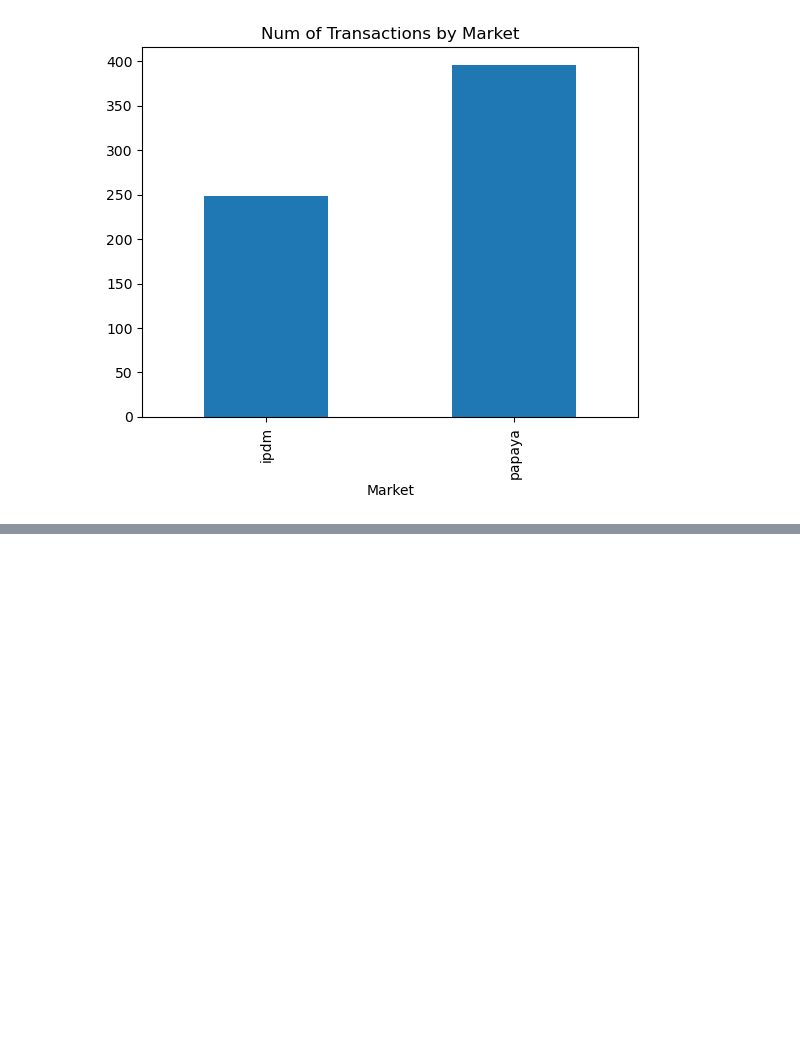
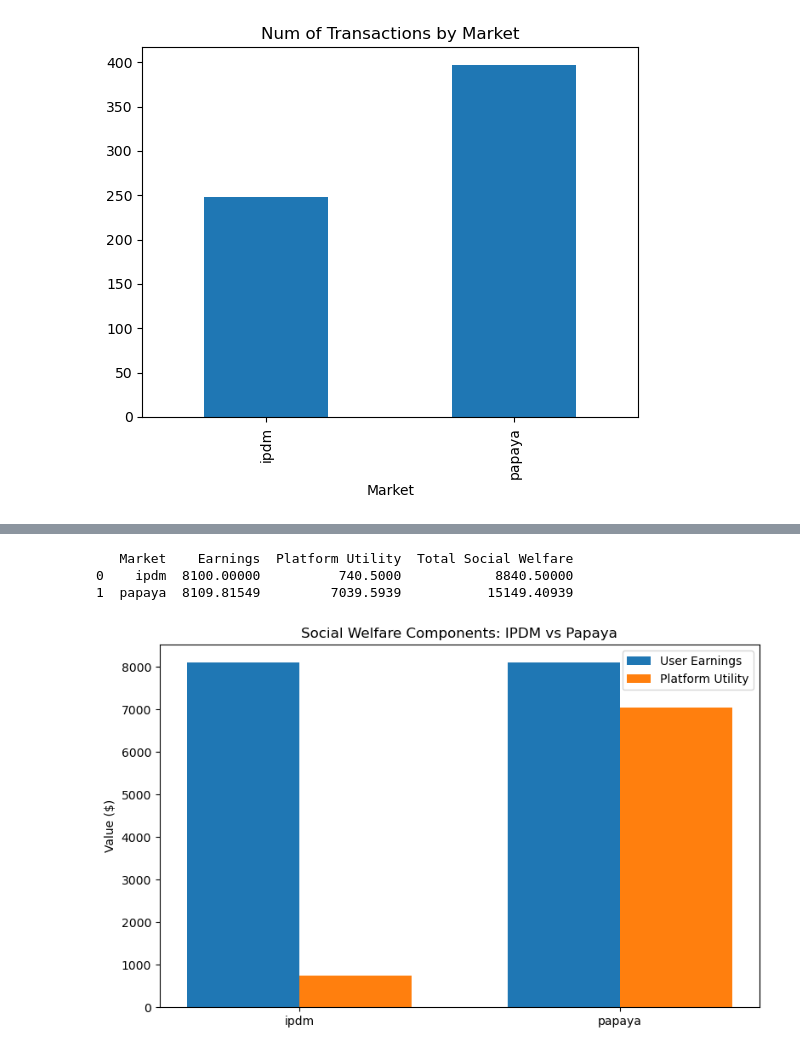
Before and after one commit to papayaverse/payback_market_evaluation, a Jupyter notebook: eval.ipynb, the cells around one changed output, grey strips where cells are left out. Saved outputs shown, nothing was run; the diff lists cells and outputs as text; code cells hidden in the pictures; blank space fills up the shorter version.

```diff
--- a/eval.ipynb
+++ b/eval.ipynb
@@ -297,0 +322,63 @@ df.groupby("Market")["Earnings"].agg(["mean", "std", "median"])
+# %%
+# Recalculate base value and profitability factor for each transaction
+def compute_platform_utility(row, platforms_dict):
+    platform_type = row["Platform"]
+    purpose = row["Purpose"]
+    market = row["Market"]
+
+    # Get matching platform from dictionary
+    key = (platform_type, market)
+    platform = platforms_dict[key]
+
+    base_value = platform.value_per_purpose[purpose]
+    profitability = platform.profitability_factors.get(purpose, 1.0)
+
+    value_derived = base_value * profitability
+    price_paid = row["Earnings"] / (1 - platform.params["commission_rate"])
+
+    return value_derived - price_paid
+
+# Create a lookup for platform config
+platforms_dict = {
+    ("Advertisers", "ipdm"): platforms_ipdm[0],
+    ("Retailers", "ipdm"): platforms_ipdm[1],
+    ("Advertisers", "papaya"): platforms_papaya[0],
+    ("Retailers", "papaya"): platforms_papaya[1],
+}
+
+# Add platform utility column to df
+df["Platform Utility"] = df.apply(lambda row: compute_platform_utility(row, platforms_dict), axis=1)
+
+# Compute total user earnings and platform utility
+market_group = df.groupby("Market").agg({
+    "Earnings": "sum",
+    "Platform Utility": "sum"
+}).reset_index()
+
+# Add total social welfare column
+market_group["Total Social Welfare"] = market_group["Earnings"] + market_group["Platform Utility"]
+
+# Display results
+print(market_group)
+
+# Optional: Plotting
+import matplotlib.pyplot as plt
+
+plt.figure(figsize=(8, 5))
+bar_width = 0.35
+x = range(len(market_group))
+
+plt.bar(x, market_group["Earnings"], width=bar_width, label="User Earnings")
+plt.bar([p + bar_width for p in x], market_group["Platform Utility"], width=bar_width, label="Platform Utility")
+
+plt.xticks([p + bar_width / 2 for p in x], market_group["Market"])
+plt.ylabel("Value ($)")
+plt.title("Social Welfare Components: IPDM vs Papaya")
+plt.legend()
+plt.tight_layout()
+plt.show()
+# %% [output]
+   Market    Earnings  Platform Utility  Total Social Welfare
+0    ipdm  8100.00000          740.5000            8840.50000
+1  papaya  8109.81549         7039.5939           15149.40939
+[figure, added]
```
Also changed, not shown: parts of 8 cells of this notebook, 2 other files.
